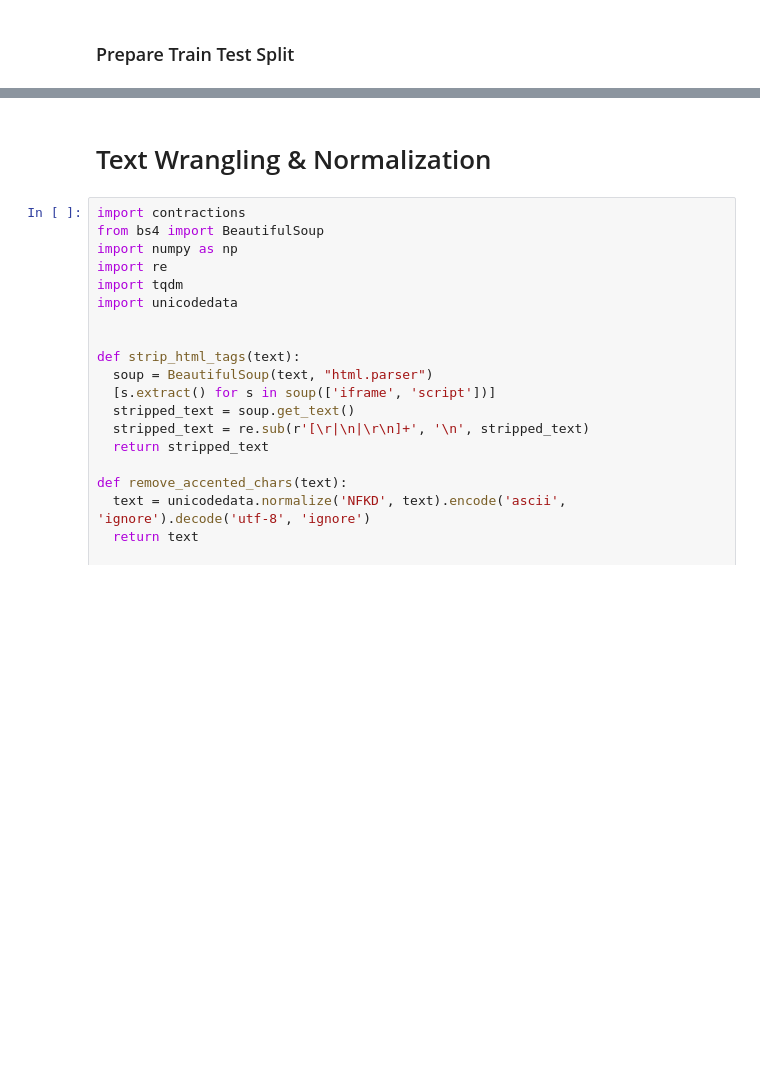
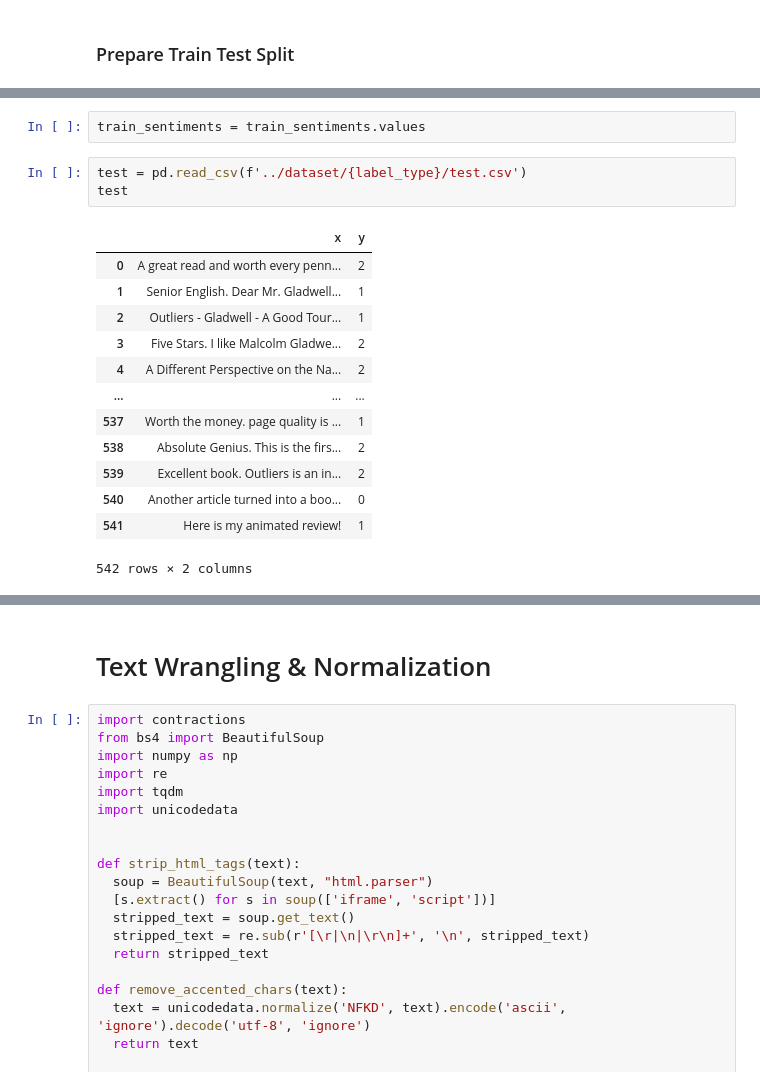
Before and after one commit to Dienert/reviews_analyzer, a Jupyter notebook: notebooks/4 - CNN.ipynb, the cells around one changed output, grey strips where cells are left out. Cells and saved outputs as stored; diff of their text form; blank space fills up the shorter version.

```diff
--- a/notebooks/4 - CNN.ipynb
+++ b/notebooks/4 - CNN.ipynb
@@ -94,0 +93,19 @@ test_sentiments = sentiments[35000:]
+# %%
+train_sentiments = train_sentiments.values
+# %%
+test = pd.read_csv(f'../dataset/{label_type}/test.csv')
+test
+# %% [output]
+|  | x | y |
+| 0 | A great read and worth every penn... | 2 |
+| 1 | Senior English. Dear Mr. Gladwell... | 1 |
+| 2 | Outliers - Gladwell - A Good Tour... | 1 |
+| 3 | Five Stars. I like Malcolm Gladwe... | 2 |
+| 4 | A Different Perspective on the Na... | 2 |
+| ... | ... | ... |
+| 537 | Worth the money. page quality is ... | 1 |
+| 538 | Absolute Genius. This is the firs... | 2 |
+| 539 | Excellent book. Outliers is an in... | 2 |
+| 540 | Another article turned into a boo... | 0 |
+| 541 | Here is my animated review! | 1 |
+542 rows × 2 columns
```
Also changed, not shown: parts of 26 cells of this notebook.
